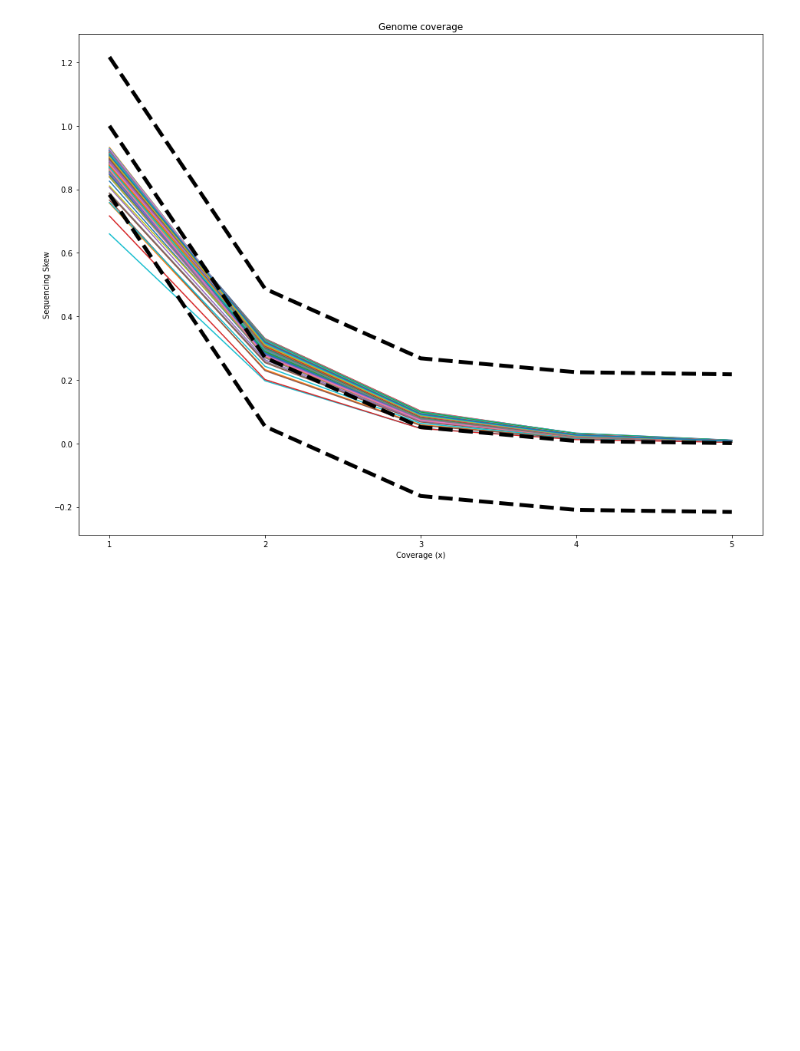
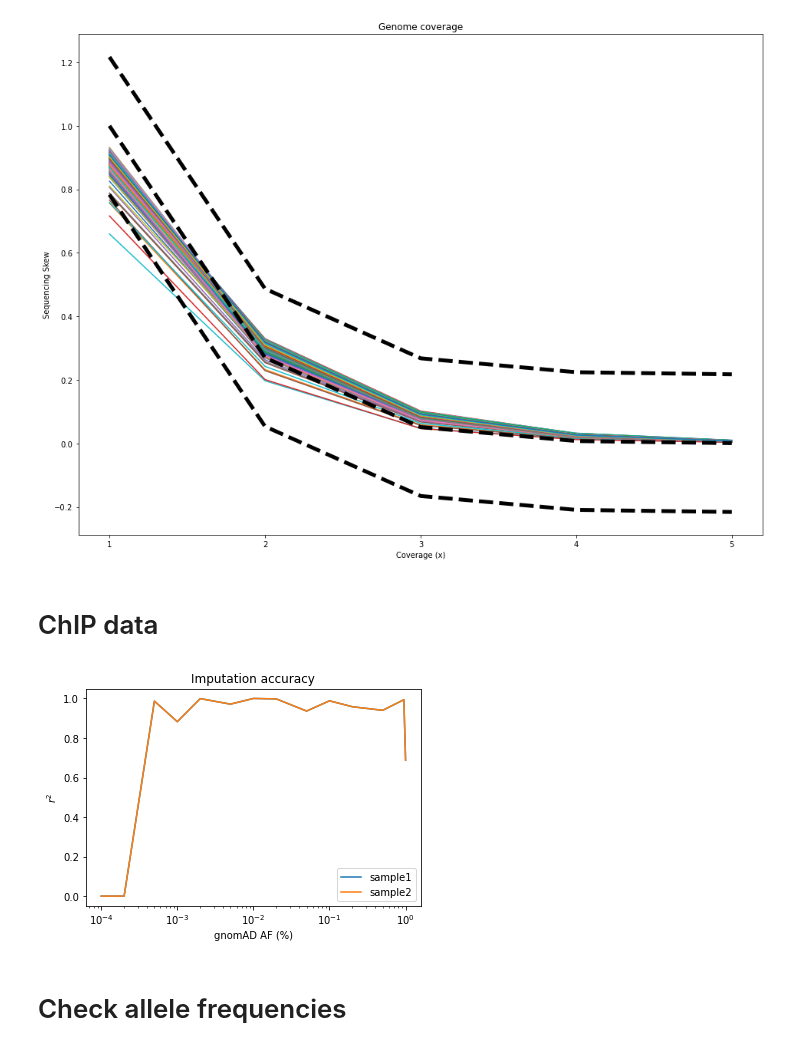
Before and after one commit to Suuuuuuuus/LCWGS_pipeline, a Jupyter notebook: scripts/lcwgs_dump.ipynb, the cells around one changed output. Cells and saved outputs as stored; diff of their text form; code cells hidden in the pictures; blank space fills up the shorter version.

```diff
--- a/scripts/lcwgs_tmp.ipynb
+++ b/scripts/lcwgs_dump.ipynb
@@ -35,3 +54,13 @@ for i in samples:
 lcwgSus.plot_sequencing_skew(ary_lst, 0.6, save_fig = True, outdir = '../graphs/')
 # %% [output]
 [figure]
+# %% [markdown]
+# ChIP data
+# %%
+r2 = lcwgSus.calculate_imputation_accuracy(vcf, chip, af)
+x = [r2,r2]
+lcwgSus.plot_imputation_accuracy(x, label = ['sample1', 'sample2'])
+# %% [output]
+[figure, added]
+# %% [markdown]
+# Check allele frequencies
```
Also changed, not shown: parts of 8 cells of this notebook, 1 other file.
